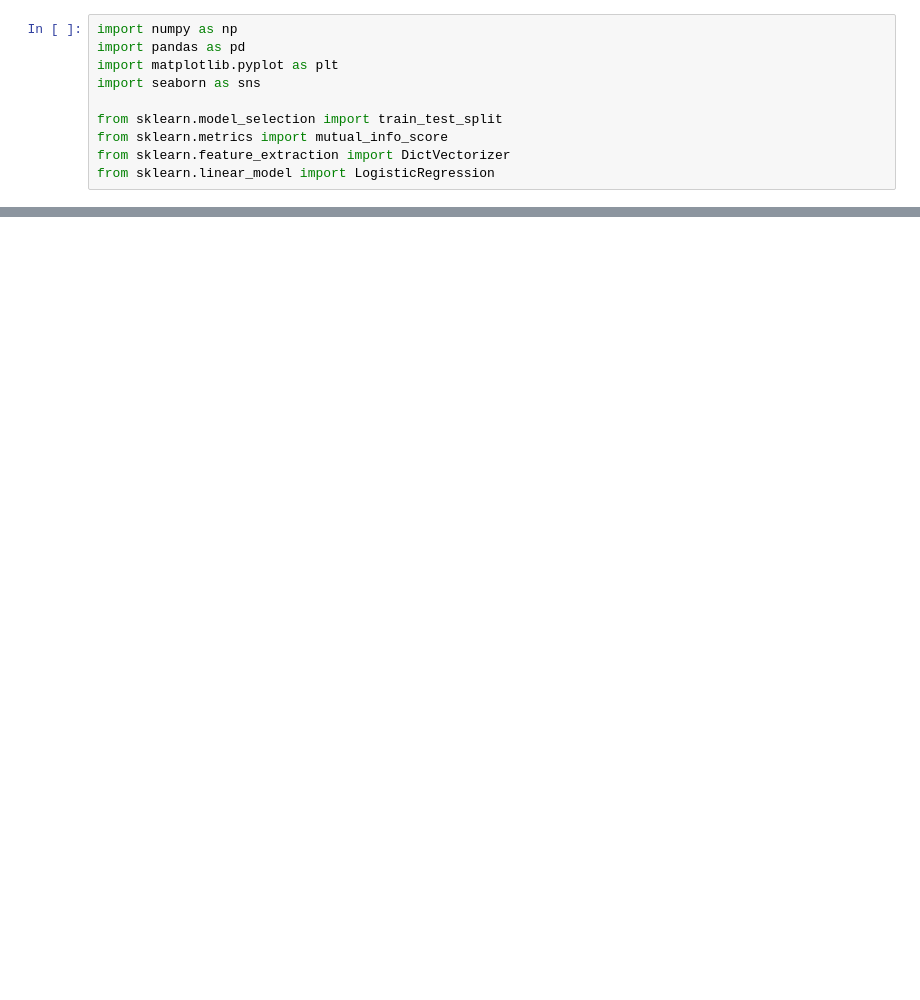
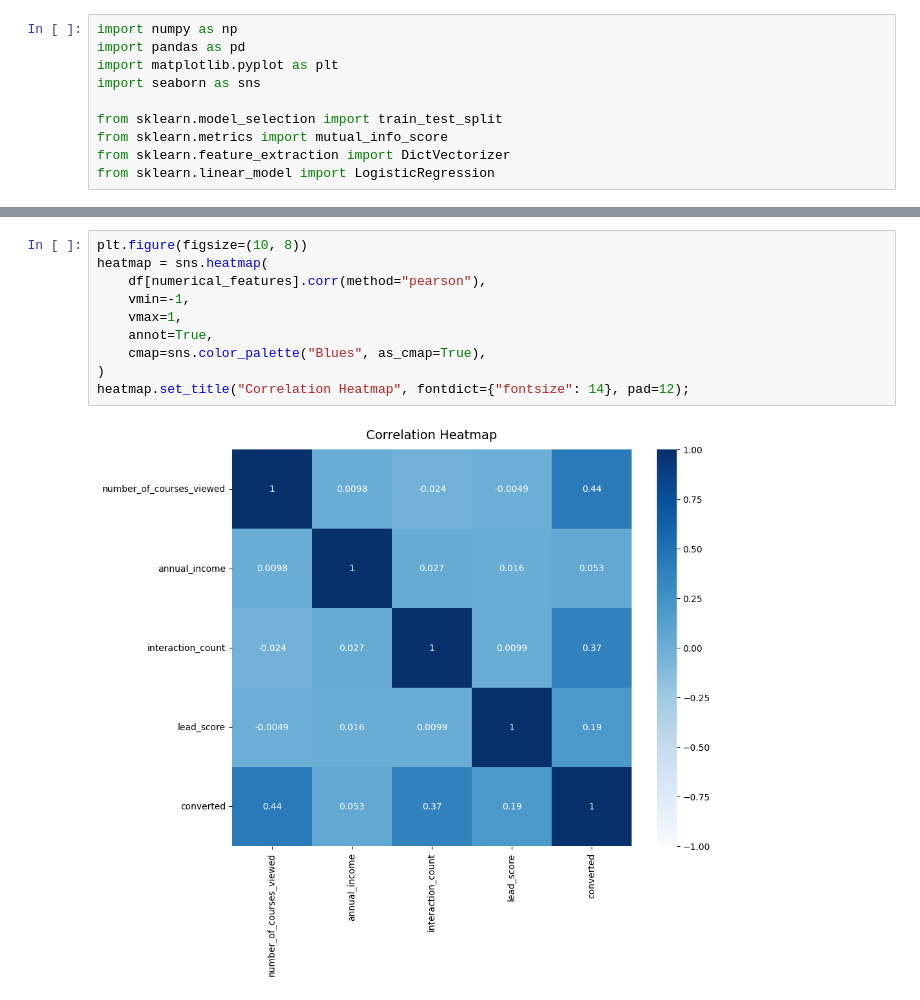
Before and after one commit to Krishnakanth834/machine-learning-zoomcamp-homework, a Jupyter notebook: 03-classification/homework.ipynb, the cells around one changed output, grey strips where cells are left out. Cells and saved outputs as stored; diff of their text form; blank space fills up the shorter version.

```diff
--- a/03-classification/homework.ipynb
+++ b/03-classification/homework.ipynb
@@ -14,0 +99,12 @@ FileNotFoundError: [Errno 2] No such file or directory: 'course_lead_scoring'
+# %%
+plt.figure(figsize=(10, 8))
+heatmap = sns.heatmap(
+    df[numerical_features].corr(method="pearson"),
+    vmin=-1,
+    vmax=1,
+    annot=True,
+    cmap=sns.color_palette("Blues", as_cmap=True),
+)
+heatmap.set_title("Correlation Heatmap", fontdict={"fontsize": 14}, pad=12);
+# %% [output]
+[figure, added]
```
Also changed, not shown: parts of 30 cells of this notebook.
